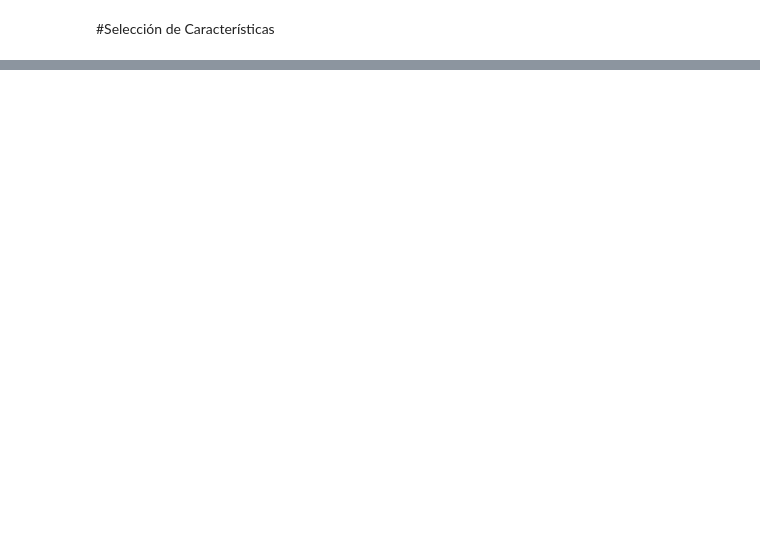
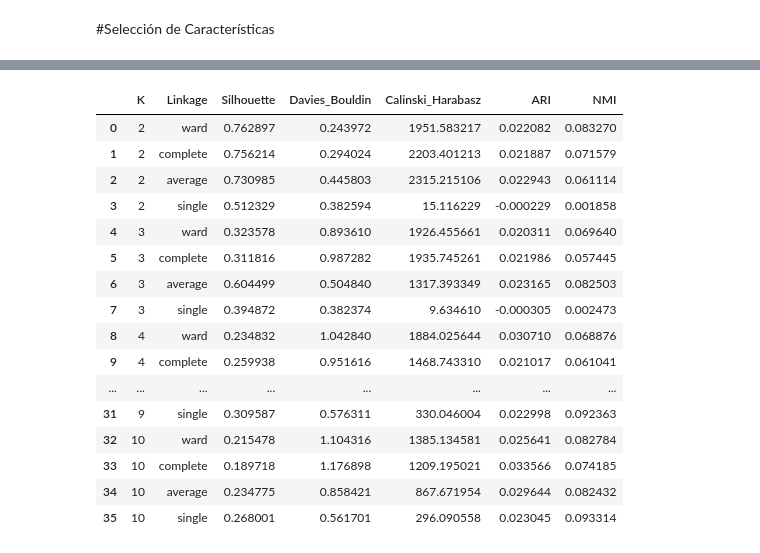
Before and after one commit to hecfrantuis/Proyecto-IA-1, a Jupyter notebook: Proyecto_AcneI_A1_Modelos_No_Supervisados.ipynb, the cells around one changed output, grey strips where cells are left out. Saved outputs shown, nothing was run; the diff lists cells and outputs as text; code cells hidden in the pictures; blank space fills up the shorter version.

```diff
--- a/Proyecto_AcneI_A1_Modelos_No_Supervisados.ipynb
+++ b/Proyecto_AcneI_A1_Modelos_No_Supervisados.ipynb
@@ -88,0 +569,52 @@ print(df_proyecto['Etiqueta'].value_counts())
+# %%
+# @title 8. Clustering jerárquico: búsqueda formal
+
+resultados_jerarquico = []
+
+for k in range(2, 11):
+    for linkage in ["ward", "complete", "average", "single"]:
+
+        modelo = AgglomerativeClustering(n_clusters=k, linkage=linkage)
+        clusters = modelo.fit_predict(X_final)
+
+        resultado = evaluar_clustering(
+            X_final,
+            clusters,
+            y_real=y_real,
+            nombre_modelo=f"Jerárquico K={k}, linkage={linkage}"
+        )
+
+        resultado["K"] = k
+        resultado["Linkage"] = linkage
+
+        resultados_jerarquico.append(resultado)
+
+df_jerarquico = pd.DataFrame(resultados_jerarquico)
+
+display(df_jerarquico[[
+    "K",
+    "Linkage",
+    "Silhouette",
+    "Davies_Bouldin",
+    "Calinski_Harabasz",
+    "ARI",
+    "NMI"
+]])
+# %% [output]
+|  | K | Linkage | Silhouette | Davies_Bouldin | Calinski_Harabasz | ARI | NMI |
+| 0 | 2 | ward | 0.762897 | 0.243972 | 1951.583217 | 0.022082 | 0.083270 |
+| 1 | 2 | complete | 0.756214 | 0.294024 | 2203.401213 | 0.021887 | 0.071579 |
+| 2 | 2 | average | 0.730985 | 0.445803 | 2315.215106 | 0.022943 | 0.061114 |
+| 3 | 2 | single | 0.512329 | 0.382594 | 15.116229 | -0.000229 | 0.001858 |
+| 4 | 3 | ward | 0.323578 | 0.893610 | 1926.455661 | 0.020311 | 0.069640 |
+| 5 | 3 | complete | 0.311816 | 0.987282 | 1935.745261 | 0.021986 | 0.057445 |
+| 6 | 3 | average | 0.604499 | 0.504840 | 1317.393349 | 0.023165 | 0.082503 |
+| 7 | 3 | single | 0.394872 | 0.382374 | 9.634610 | -0.000305 | 0.002473 |
+| 8 | 4 | ward | 0.234832 | 1.042840 | 1884.025644 | 0.030710 | 0.068876 |
+| 9 | 4 | complete | 0.259938 | 0.951616 | 1468.743310 | 0.021017 | 0.061041 |
+| ... | ... | ... | ... | ... | ... | ... | ... |
+| 31 | 9 | single | 0.309587 | 0.576311 | 330.046004 | 0.022998 | 0.092363 |
+| 32 | 10 | ward | 0.215478 | 1.104316 | 1385.134581 | 0.025641 | 0.082784 |
+| 33 | 10 | complete | 0.189718 | 1.176898 | 1209.195021 | 0.033566 | 0.074185 |
+| 34 | 10 | average | 0.234775 | 0.858421 | 867.671954 | 0.029644 | 0.082432 |
+| 35 | 10 | single | 0.268001 | 0.561701 | 296.090558 | 0.023045 | 0.093314 |
```
Also changed, not shown: parts of 13 cells of this notebook.
